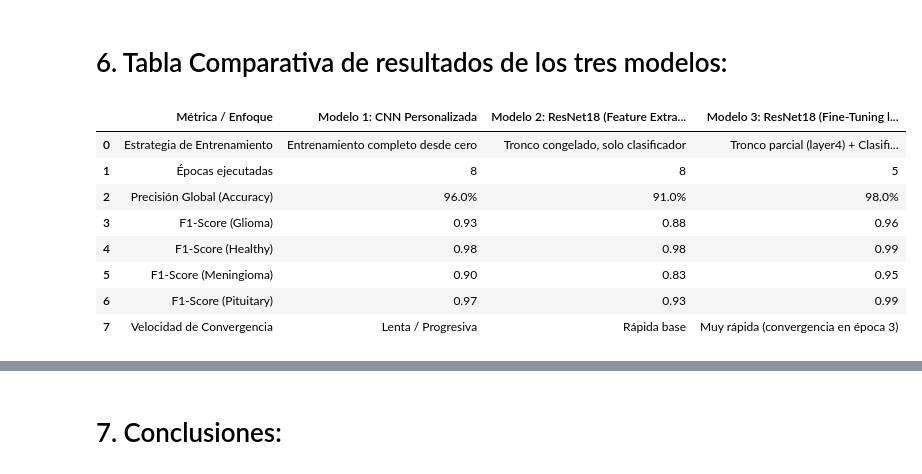
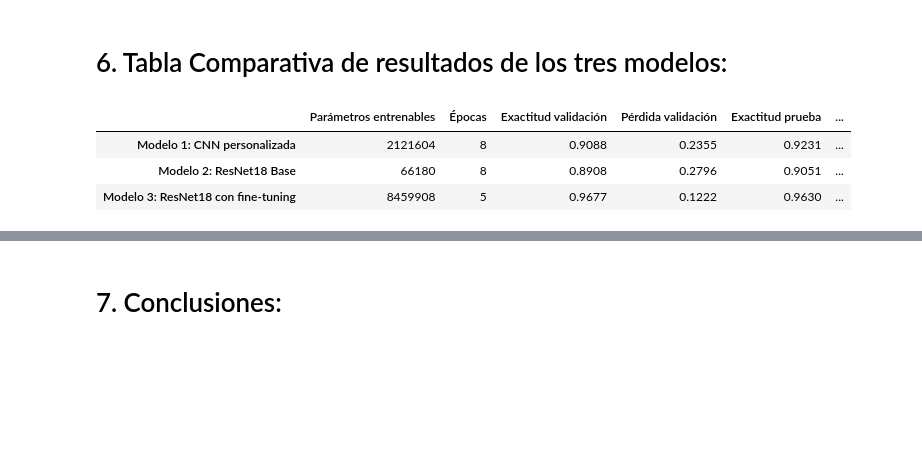
Before and after one commit to margomeza16/deep_leraning, a Jupyter notebook: MiniProyecto1.ipynb, the cells around one changed output, grey strips where cells are left out. Saved outputs shown, nothing was run; the diff lists cells and outputs as text; code cells hidden in the pictures; blank space fills up the shorter version.

Commit message:
feat: tabla comparativa autogenerada con los resultados de los 3 modelos

```diff
--- a/MiniProyecto1.ipynb
+++ b/MiniProyecto1.ipynb
@@ -514,6 +514,9 @@ def evaluate_and_report_model(model, test_loader, device, class_names=['Glioma',
     # 5. Imprimir métricas detalladas por clase (Precision, Recall, F1-Score)
     print("\n--- Reporte de Clasificación Detallado ---")
     print(classification_report(all_labels, all_preds, target_names=class_names))
+
+    # 6. Devolver las métricas para construir la tabla comparativa
+    return classification_report(all_labels, all_preds, target_names=class_names, output_dict=True)
 # %% [markdown]
 [⬆ Volver al índice](#inicio)
 # %% [markdown]
@@ -729,7 +732,7 @@ visualization_history(history_m1)
 ## Generación matriz de confusión para visualizar el desempeño del modelo en la clasificación  de imágenes por categoria en conjunto de entrenamiento
 # %%
 # Ejecutar la evaluación con el modelo y el test_loader
-evaluate_and_report_model(model, test_loader, device, class_names)
+resultados_m1 = evaluate_and_report_model(model, test_loader, device, class_names)
 # %% [output]
 [figure]
 --- Reporte de Clasificación Detallado ---
@@ -845,7 +846,7 @@ visualization_history(history_m2)
 # %% [output]
 [figure]
 # %%
-evaluate_and_report_model(model_pre_sft, test_loader, device, class_names)
+resultados_m2 = evaluate_and_report_model(model_pre_sft, test_loader, device, class_names)
 # %% [output]
 [figure]
 --- Reporte de Clasificación Detallado ---
@@ -954,7 +955,7 @@ visualization_history(history_finetune)
 # %% [output]
 [figure]
 # %%
-evaluate_and_report_model(model_finetune, test_loader, device, class_names)
+resultados_m3 =  evaluate_and_report_model(model_finetune, test_loader, device, class_names)
 # %% [output]
 [figure]
 --- Reporte de Clasificación Detallado ---
@@ -1043,62 +1044,35 @@ La evaluación de explicabilidad mediante Grad-CAM demuestra una correlación di
 <a id="seccion-6"></a>
 # 6. Tabla Comparativa de resultados de los tres modelos:
 # %%
-# Crear los datos de la comparativa
-data = {
-    "Métrica / Enfoque": [
-        "Estrategia de Entrenamiento",
-        "Épocas ejecutadas",
-        "Precisión Global (Accuracy)",
-        "F1-Score (Glioma)",
-        "F1-Score (Healthy)",
-        "F1-Score (Meningioma)",
-        "F1-Score (Pituitary)",
-        "Velocidad de Convergencia",
-    ],
-    "Modelo 1: CNN Personalizada": [
-        "Entrenamiento completo desde cero",
-        "8",
-        "96.0%",
-        "0.93",
-        "0.98",
-        "0.90",
-        "0.97",
-        "Lenta / Progresiva",
-    ],
-    "Modelo 2: ResNet18 (Feature Extraction)": [
-        "Tronco congelado, solo clasificador",
-        "8",
-        "91.0%",
-        "0.88",
-        "0.98",
-        "0.83",
-        "0.93",
-        "Rápida base",
-    ],
-    "Modelo 3: ResNet18 (Fine-Tuning layer4)": [
-        "Tronco parcial (layer4) + Clasificador",
-        "5",
-        "98.0%",
-        "0.96",
-        "0.99",
-        "0.95",
-        "0.99",
-        "Muy rápida (convergencia en época 3)",
-    ],
+# Reunir el modelo, su historial de validacion y sus resultados con el conjunto test
+modelos = {
+    "Modelo 1: CNN personalizada": (model, history_m1, resultados_m1),
+    "Modelo 2: ResNet18 Base": (model_pre_sft, history_m2, resultados_m2),
+    "Modelo 3: ResNet18 con fine-tuning": (model_finetune, history_finetune, resultados_m3),
 }
 
-# Convertir a DataFrame de Pandas
-df_comparativa = pd.DataFrame(data)
+filas = {}
+for nombre, (modelo, historial, resultados) in modelos.items():
+    fila = {
+        "Parámetros entrenables": sum(p.numel() for p in modelo.parameters() if p.requires_grad),
+        "Épocas": len(historial["val_accuracy"]),
+        "Exactitud validación": historial["val_accuracy"][-1],
+        "Pérdida validación": historial["val_loss"][-1],
+        "Exactitud prueba": resultados["accuracy"],
+        "F1 macro prueba": resultados["macro avg"]["f1-score"],
+    }
+    for clase in class_names:
+        fila[f"F1 {clase} prueba"] = resultados[clase]["f1-score"]
+    filas[nombre] = fila
 
-# Mostrar la tabla formateada en el notebook
-display(df_comparativa)
+df_comparativa = pd.DataFrame.from_dict(filas, orient="index")
+display(df_comparativa.round(4))
+
+# El mejor modelo se elige con respecto al conjunto de validación
+mejor_modelo = df_comparativa["Exactitud validación"].idxmax()
+print(f"Mejor modelo según el conjunto de validación: {mejor_modelo}")
 # %% [output]
-|  | Métrica / Enfoque | Modelo 1: CNN Personalizada | Modelo 2: ResNet18 (Feature Extra... | Modelo 3: ResNet18 (Fine-Tuning l... |
-| 0 | Estrategia de Entrenamiento | Entrenamiento completo desde cero | Tronco congelado, solo clasificador | Tronco parcial (layer4) + Clasifi... |
-| 1 | Épocas ejecutadas | 8 | 8 | 5 |
-| 2 | Precisión Global (Accuracy) | 96.0% | 91.0% | 98.0% |
-| 3 | F1-Score (Glioma) | 0.93 | 0.88 | 0.96 |
-| 4 | F1-Score (Healthy) | 0.98 | 0.98 | 0.99 |
-| 5 | F1-Score (Meningioma) | 0.90 | 0.83 | 0.95 |
-| 6 | F1-Score (Pituitary) | 0.97 | 0.93 | 0.99 |
-| 7 | Velocidad de Convergencia | Lenta / Progresiva | Rápida base | Muy rápida (convergencia en época 3) |
+|  | Parámetros entrenables | Épocas | Exactitud validación | Pérdida validación | Exactitud prueba | ... |
+| Modelo 1: CNN personalizada | 2121604 | 8 | 0.9088 | 0.2355 | 0.9231 | ... |
+| Modelo 2: ResNet18 Base | 66180 | 8 | 0.8908 | 0.2796 | 0.9051 | ... |
+| Modelo 3: ResNet18 con fine-tuning | 8459908 | 5 | 0.9677 | 0.1222 | 0.9630 | ... |
```
Also changed, not shown: parts of 2 cells of this notebook.
